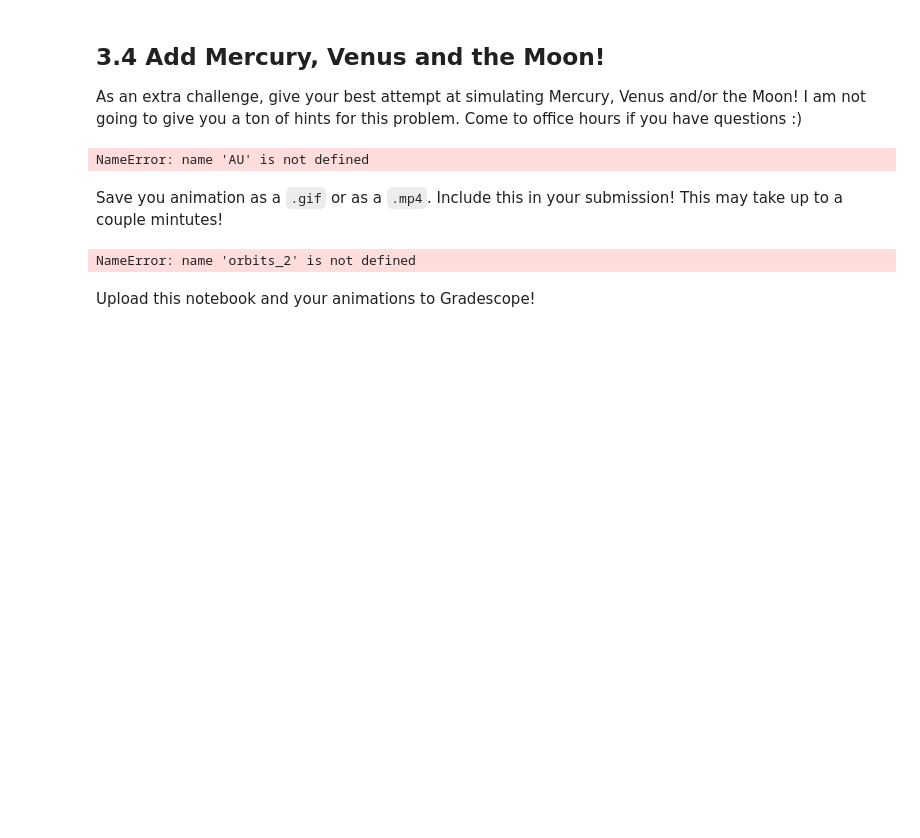
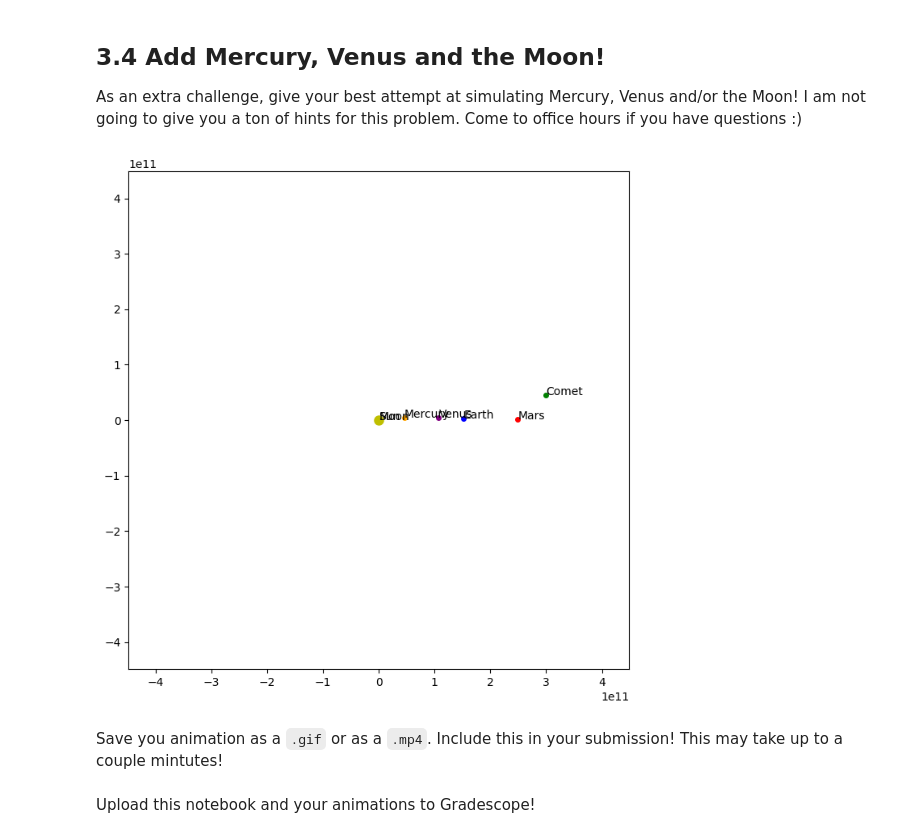
Before and after one commit to madicat425/ulab_madi, a Jupyter notebook: homework15/hw15.ipynb, the cells around one changed output. Drawn from its saved outputs; the diff is of its cells as text; code cells hidden in the pictures; blank space fills up the shorter version.

```diff
--- a/homework15/hw15.ipynb
+++ b/homework15/hw15.ipynb
@@ -541,12 +542,12 @@ fig, ax = plt.subplots(figsize=(8,8))
 ax.set_xlim(-3*AU, 3*AU)
 ax.set_ylim(-3*AU, 3*AU)
 #lines
-line_e = ax.plot([], [], '-b', lw=1, label='Earth')
-line_m = ax.plot([], [], '-r', lw=1, label='Mars')
-line_c = ax.plot([], [], '-', color='grey', lw=1, label = 'Comet')
-line_mc = ax.plot([], [], '-', color='orange', lw=1, label = 'Mercury')
-line_v = ax.plot([], [], '-',color= 'purple', lw=1, label = 'Venus')
-line_mo = ax.plot([], [], '-', color='black', lw=1, label = 'Moon')
+line_e, = ax.plot([], [], '-b', lw=1, label='Earth')
+line_m, = ax.plot([], [], '-r', lw=1, label='Mars')
+line_c, = ax.plot([], [], '-', color='grey', lw=1, label = 'Comet')
+line_mc, = ax.plot([], [], '-', color='orange', lw=1, label = 'Mercury')
+line_v, = ax.plot([], [], '-',color= 'purple', lw=1, label = 'Venus')
+line_mo, = ax.plot([], [], '-', color='black', lw=1, label = 'Moon')
 #points
 point_e, = ax.plot([],[],'bo',markersize=4)
 point_m, = ax.plot([],[],'ro',markersize=4)
@@ -563,47 +564,45 @@ text_s  = ax.text(AU,0,'Sun')
 text_mc  = ax.text(AU,0,'Mercury')
 text_v  = ax.text(AU,0,'Venus')
 text_mo  = ax.text(AU,0,'Moon')
 #update function
 def update(i):
     #earth
     line_e.set_data(xelist[:i], yelist[:i])
-    point_e.set_data(xelist[i], yelist[i])
+    point_e.set_data([xelist[i]], [yelist[i]])
     text_e.set_position((xelist[i],yelist[i]))
     #mars
     line_m.set_data(xmlist[:i], ymlist[:i])
-    point_m.set_data(xmlist[i], ymlist[i])
+    point_m.set_data([xmlist[i]], [ymlist[i]])
     text_m.set_position((xmlist[i], ymlist[i]))
     #comet
     line_c.set_data(xclist[:i], yclist[:i])
-    point_c.set_data(xclist[i], yclist[i])
+    point_c.set_data([xclist[i]], [yclist[i]])
     text_c.set_position((xclist[i], yclist[i]))
     #mercury
     line_mc.set_data(xmclist[:i], ymclist[:i])
-    point_mc.set_data(xmclist[i], ymclist[i])
+    point_mc.set_data([xmclist[i]], [ymclist[i]])
     text_mc.set_position((xmclist[i], ymclist[i]))
     #venus
     line_v.set_data(xvlist[:i], yvlist[:i])
-    point_v.set_data(xvlist[i], yvlist[i])
+    point_v.set_data([xvlist[i]], [yvlist[i]])
     text_v.set_position((xvlist[i], yvlist[i]))
     #moon
     line_mo.set_data(xmolist[:i], ymolist[:i])
-    point_mo.set_data(xmolist[i], ymolist[i])
+    point_mo.set_data([xmolist[i]], [ymolist[i]])
     text_mo.set_position((xmolist[i], ymolist[i]))
     #sun
-    point_s.set_data(xslist[0], yslist[0])
+    point_s.set_data([xslist[0]], [yslist[0]])
     text_s.set_position((xslist[0], yslist[0]))
 
     return line_e, point_e, text_e, line_m, point_m, text_m, line_c, point_c, text_c, point_s, text_s, line_mc, point_mc, text_mc, line_v, point_v, text_v, line_mo, point_mo, text_mo
 
 orbits_2 = animation.FuncAnimation(fig, update, frames=len(xelist), interval=10, blit=True)
 # %% [output]
-NameError: name 'AU' is not defined
+[figure, added]
 # %% [markdown]
 Save you animation as a `.gif` or as a `.mp4`. Include this in your submission! This may take up to a couple mintutes!
 # %%
 # Your code here
-orbits_2.save("animation.mp4", writer="ffmpeg", fps=20)
+orbits_2.save("orbits_2.gif", writer="pillow", fps=20)
-# %% [output]
-NameError: name 'orbits_2' is not defined
 # %% [markdown]
 Upload this notebook and your animations to Gradescope!
```
Also changed, not shown: parts of 5 cells of this notebook, 5 other files.
